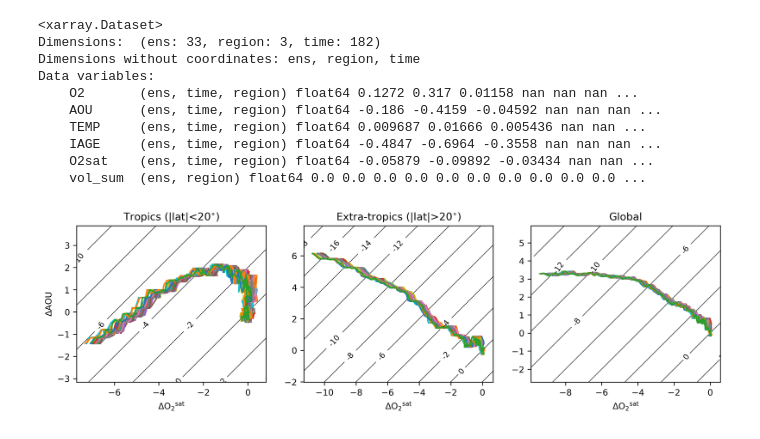
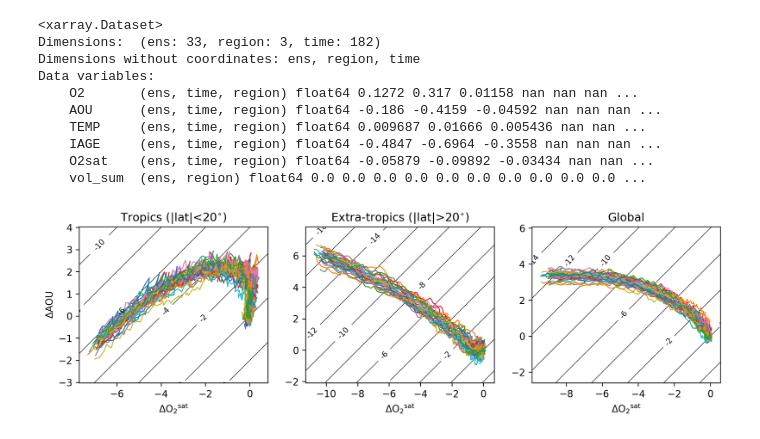
Before and after one commit to matt-long/iucn-deoxygenation-report, a Jupyter notebook: plot_tropical_hilat_phase.ipynb, the cells around one changed output. Cells and saved outputs as stored; diff of their text form; code cells hidden in the pictures.

```diff
--- a/plot_tropical_hilat_phase.ipynb
+++ b/plot_tropical_hilat_phase.ipynb
@@ -66,44 +66,44 @@ matplotlib.rcParams['contour.negative_linestyle'] = 'solid'
 
 for i in range(len(ds.ens)):
     ax = fig.add_subplot(gs[0,0])
-    ax.plot(delta.O2sat[i,:,1],delta.AOU[0,:,1],'-')
+    ax.plot(delta.O2sat[i,:,1],delta.AOU[i,:,1],'-',linewidth=1)
     ax.axis('equal')
 
     ax = fig.add_subplot(gs[0,1])
-    ax.plot(delta.O2sat[i,:,2],delta.AOU[0,:,2])
+    ax.plot(delta.O2sat[i,:,2],delta.AOU[i,:,2],'-',linewidth=1)
     ax.axis('equal')
 
     ax = fig.add_subplot(gs[0,2])
-    ax.plot(delta.O2sat[i,:,0],delta.AOU[0,:,0])
+    ax.plot(delta.O2sat[i,:,0],delta.AOU[i,:,0],'-',linewidth=1)
     ax.axis('equal')
 
 axs = fig.get_axes()
 for i,ax in enumerate(axs):
     xlm = ax.get_xlim()
     ylm = ax.get_ylim()
     x = np.arange(xlm[0]-3,xlm[1]+3.2,0.2)
     y = np.arange(ylm[0]-3,ylm[1]+3.2,0.2)
     x,y = np.meshgrid(x,y)
     z = x - y
     cs = ax.contour(x,y,z,levels=np.arange(-20,7,2),colors='black',linewidths=0.5,zorder=-10)
     cs.levels = [plot_tools.contour_label_format(val) for val in cs.levels]
     fmt = '%r'
     #-- add contour labels
     lb = plt.clabel(cs, fontsize=8,
                    inline = True,
                    fmt=fmt)
     ax.set_xlim(xlm)
     ax.set_ylim(ylm)
 
     ax.set_xlabel('$\Delta$O${_{2}}^{sat}$')
 
     if i == 0:
         ax.set_ylabel('$\Delta$$AOU$')
 
 axs[0].set_title('Tropics (|lat|<20$^{\circ}$)')
 axs[1].set_title('Extra-tropics (|lat|>20$^{\circ}$)')
 axs[2].set_title('Global')
 
 plt.savefig(plot_name,bbox_inches='tight')
 # %% [output]
-[figure, old version]
+[figure, new version]
```
Also changed, not shown: parts of 4 cells of this notebook, 19 other files.
